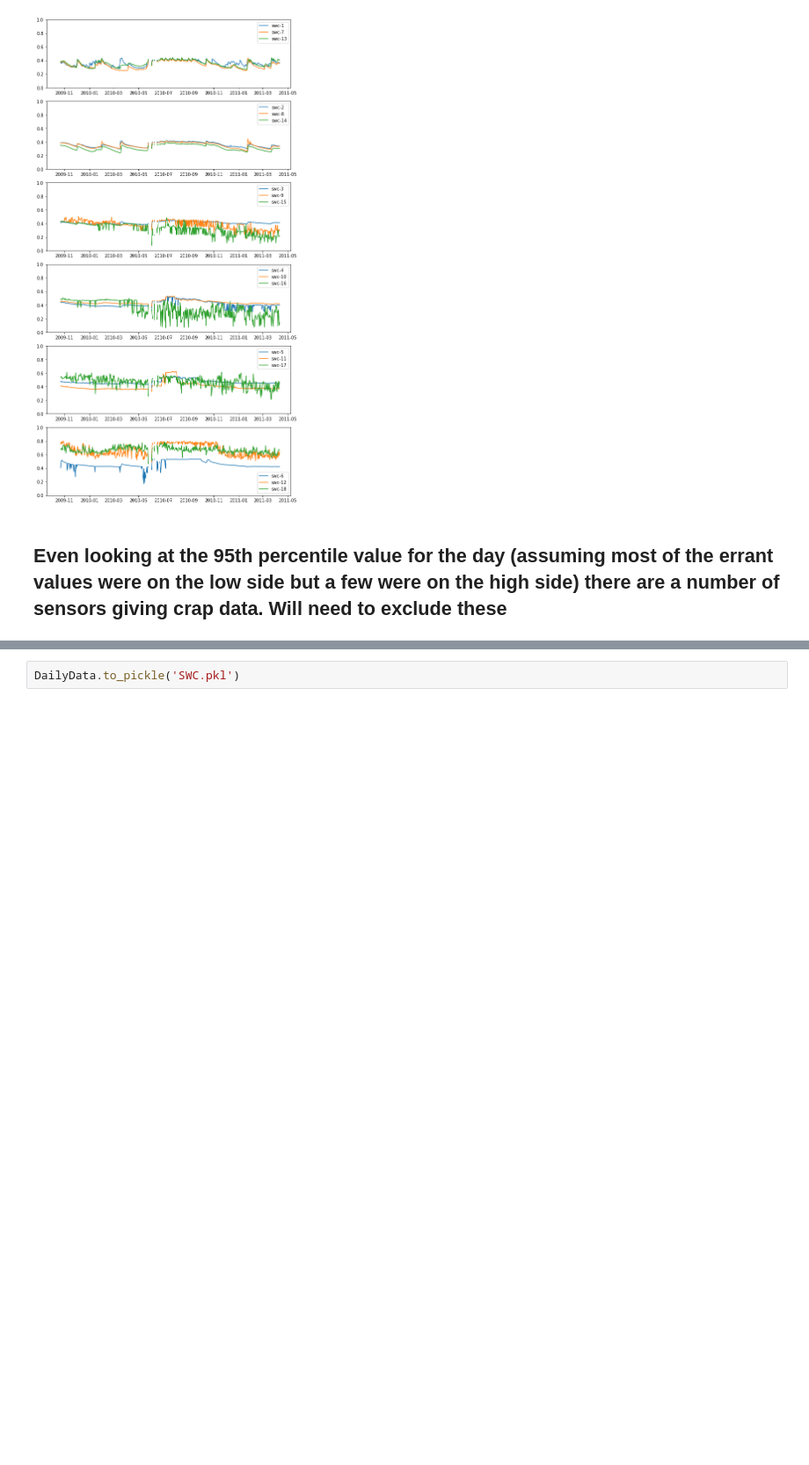
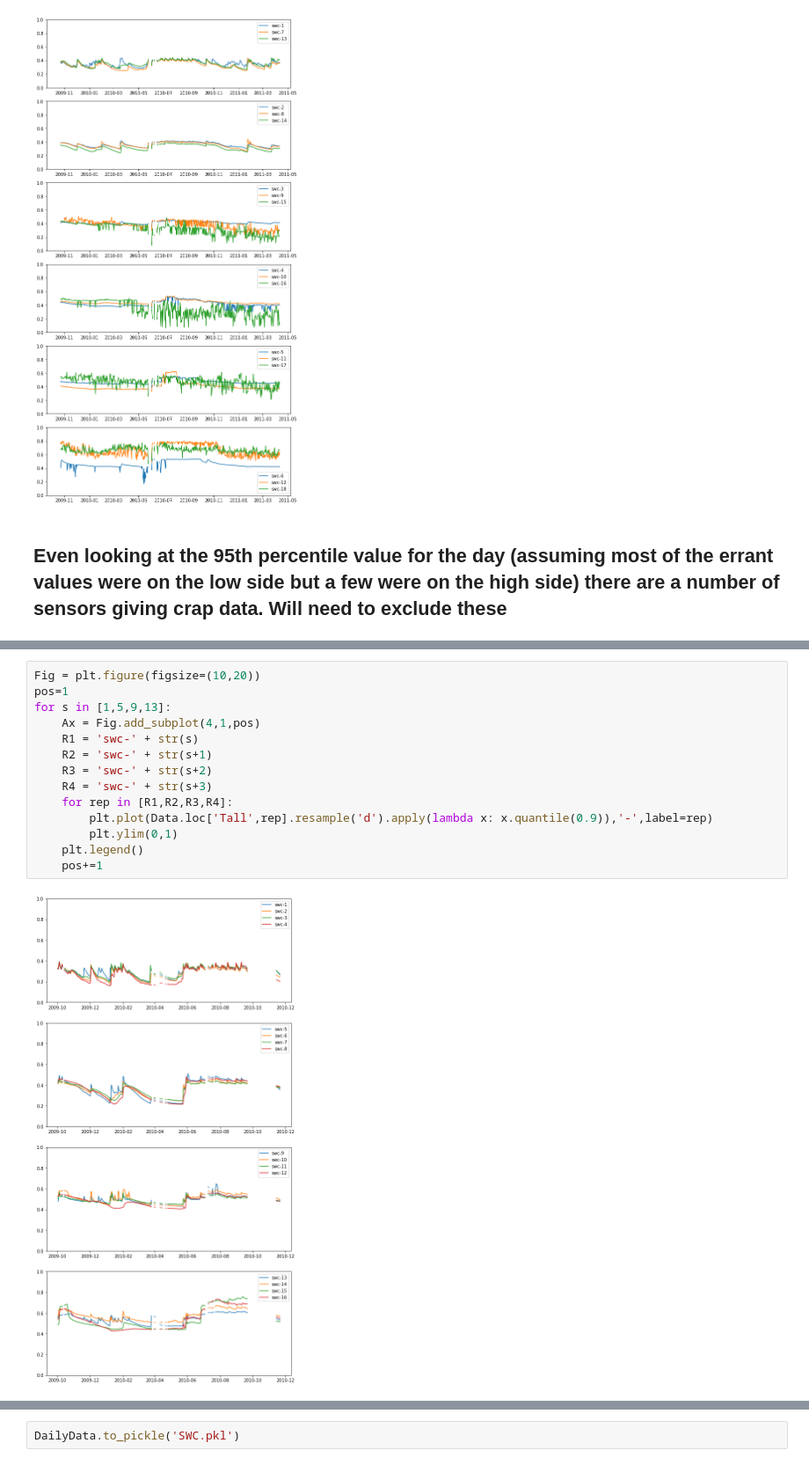
Before and after one commit to HamishBrownPFR/PerennialCrops, a Jupyter notebook: Apple/SWCanalysis.ipynb, the cells around one changed output, grey strips where cells are left out. Shown at 88% size. Saved outputs shown, nothing was run; the diff lists cells and outputs as text; blank space fills up the shorter version.

```diff
--- a/Apple/SWCanalysis.ipynb
+++ b/Apple/SWCanalysis.ipynb
@@ -78,0 +110,16 @@ DailyData.plot(figsize=(10,5),style='o')
+# %%
+Fig = plt.figure(figsize=(10,20))
+pos=1
+for s in [1,5,9,13]:
+    Ax = Fig.add_subplot(4,1,pos)
+    R1 = 'swc-' + str(s)
+    R2 = 'swc-' + str(s+1)
+    R3 = 'swc-' + str(s+2)
+    R4 = 'swc-' + str(s+3)
+    for rep in [R1,R2,R3,R4]:
+        plt.plot(Data.loc['Tall',rep].resample('d').apply(lambda x: x.quantile(0.9)),'-',label=rep)
+        plt.ylim(0,1)
+    plt.legend()
+    pos+=1
+# %% [output]
+[figure, added]
```
Also changed, not shown: parts of 14 cells of this notebook, 8 other files.
